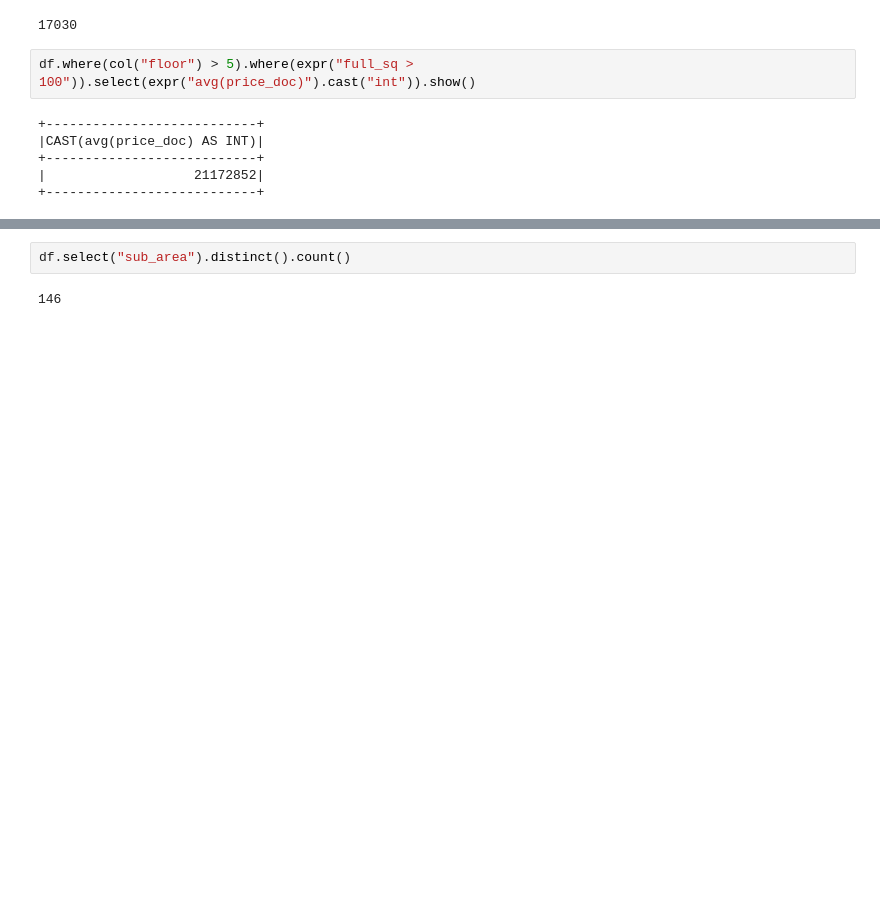
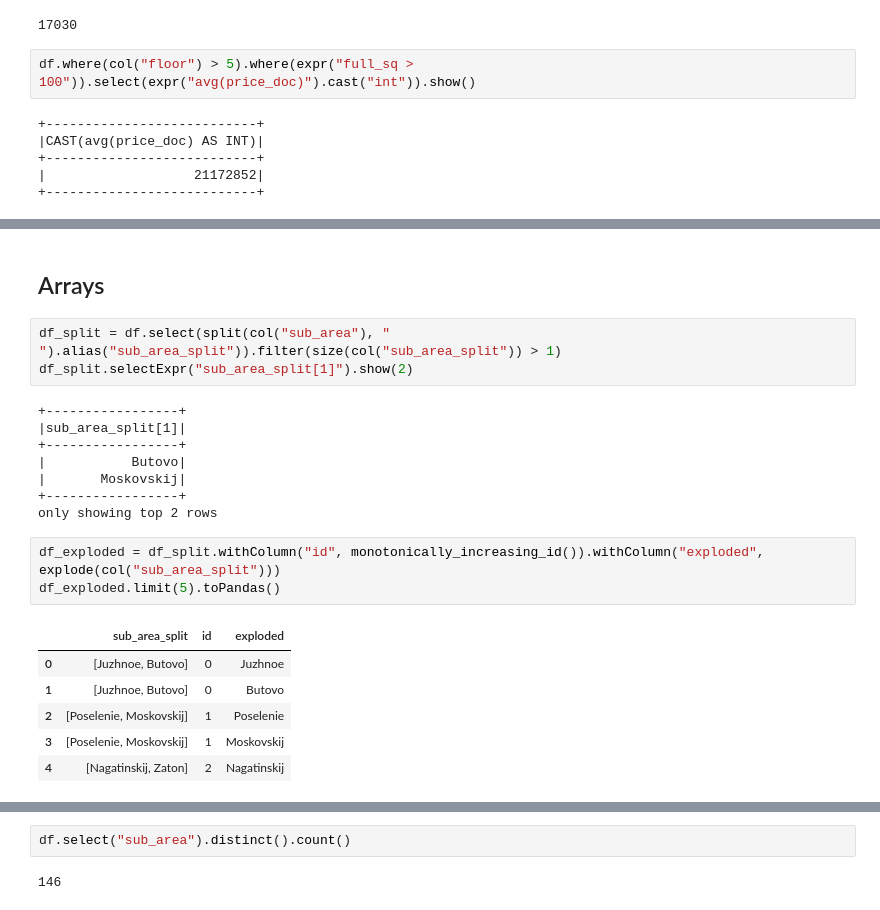
Before and after one commit to anton-dergunov/ml-playground, a Jupyter notebook: pyspark/pyspark-snippets.ipynb, the cells around one changed output, grey strips where cells are left out. Saved outputs shown, nothing was run; the diff lists cells and outputs as text; blank space fills up the shorter version.

```diff
--- a/pyspark/pyspark-snippets.ipynb
+++ b/pyspark/pyspark-snippets.ipynb
@@ -339,0 +529,23 @@ df.where(col("floor") > 5).where(expr("full_sq > 100")).select(expr("avg(price_d
+# %% [markdown]
+## Arrays
+# %%
+df_split = df.select(split(col("sub_area"), " ").alias("sub_area_split")).filter(size(col("sub_area_split")) > 1)
+df_split.selectExpr("sub_area_split[1]").show(2)
+# %% [output]
++-----------------+
+|sub_area_split[1]|
++-----------------+
+|           Butovo|
+|       Moskovskij|
++-----------------+
+only showing top 2 rows
+# %%
+df_exploded = df_split.withColumn("id", monotonically_increasing_id()).withColumn("exploded", explode(col("sub_area_split")))
+df_exploded.limit(5).toPandas()
+# %% [output]
+|  | sub_area_split | id | exploded |
+| 0 | [Juzhnoe, Butovo] | 0 | Juzhnoe |
+| 1 | [Juzhnoe, Butovo] | 0 | Butovo |
+| 2 | [Poselenie, Moskovskij] | 1 | Poselenie |
+| 3 | [Poselenie, Moskovskij] | 1 | Moskovskij |
+| 4 | [Nagatinskij, Zaton] | 2 | Nagatinskij |
```
Also changed, not shown: parts of 63 cells of this notebook.
